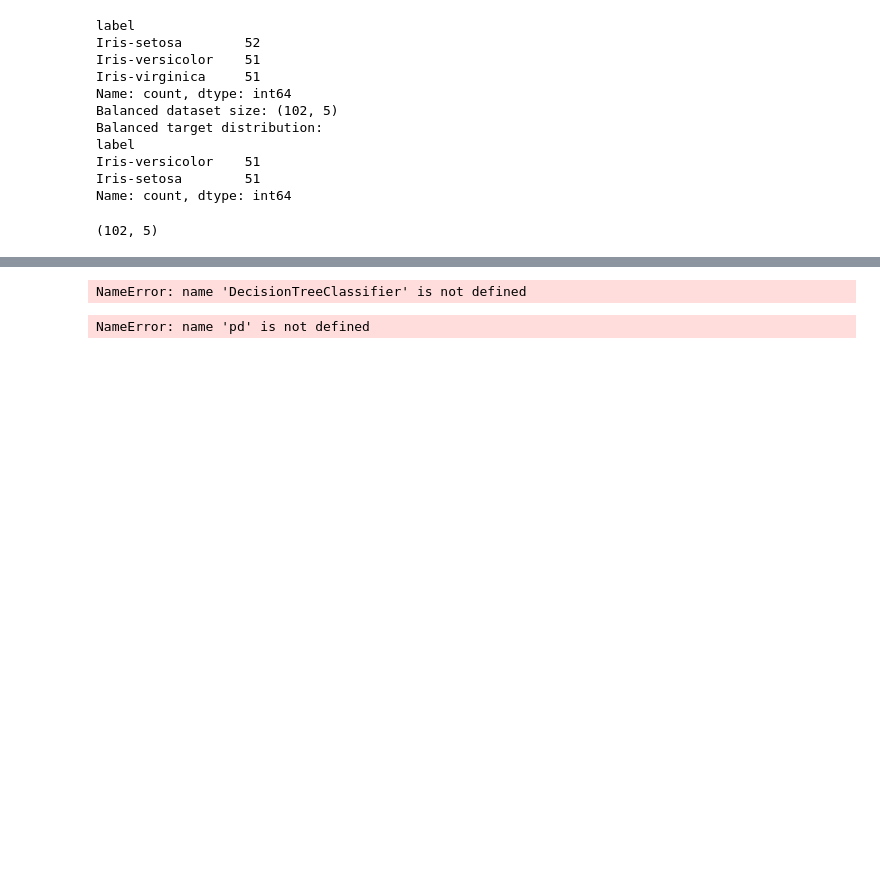
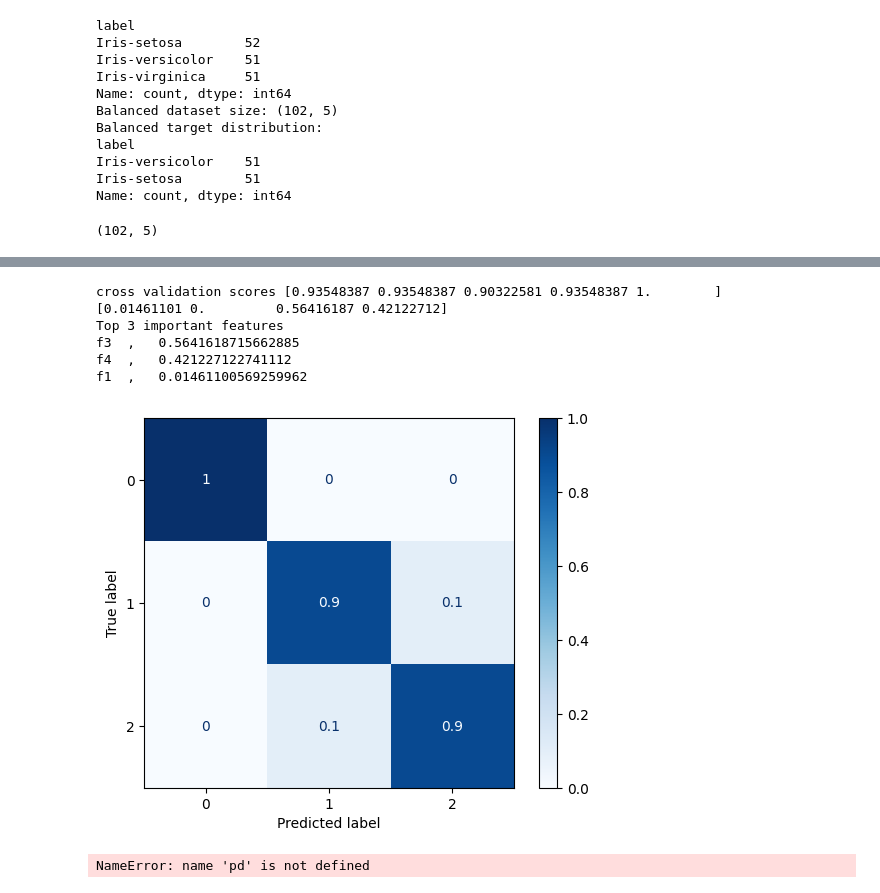
Before and after one commit to mohsensayyadi/misc, a Jupyter notebook: df utils.ipynb, the cells around one changed output, grey strips where cells are left out. Drawn from its saved outputs; the diff is of its cells as text; code cells hidden in the pictures; blank space fills up the shorter version.

```diff
--- a/df utils.ipynb
+++ b/df utils.ipynb
@@ -184,11 +176,15 @@ y = df.label_int
 from sklearn.model_selection import train_test_split
 X_train, X_test, y_train, y_test = train_test_split(X, y, test_size=0.2, random_state=42)
 # %%
+from sklearn.model_selection import StratifiedKFold, cross_validate
+from sklearn.linear_model import LogisticRegression
+from sklearn.utils import resample
+from xgboost import XGBClassifier
+import warnings
+
+warnings.filterwarnings('ignore')
+
 # X = pd.get_dummies(X, drop_first=False)
-
-X_train, X_test, y_train, y_test = train_test_split(
-    X, y, test_size=0.2, random_state=42, stratify=y
-)
 
 X_test = X_test.reindex(columns=X_train.columns, fill_value=0)
 
@@ -223,17 +237,44 @@ NameError: name 'LogisticRegression' is not defined
 # %%
+from sklearn.tree import DecisionTreeClassifier
+from sklearn.model_selection import cross_val_score
 clf = DecisionTreeClassifier(random_state=0)
-scores = cross_val_score(clf, one_hot_data, dfObj['label'], cv=5)
+scores = cross_val_score(clf, X, y, cv=5)
 print("cross validation scores", scores)
-colNames = list(one_hot_data.columns)
-imp = decTree.feature_importances_
-print(decTree.feature_importances_)
 
-ind = np.argsort(-decTree.feature_importances_)[:TopKFeatures]
+clf.fit(X, y)
+colNames = list(X.columns)
+imp = clf.feature_importances_
+print(clf.feature_importances_)
+TopKFeatures = 3
+ind = np.argsort(-clf.feature_importances_)[:TopKFeatures]
 print('Top', TopKFeatures, 'important features')
 for i in range(TopKFeatures):
-    print(colNames[ind[i]], ' ,  ', decTree.feature_importances_[ind[i]])
+    print(colNames[ind[i]], ' ,  ', clf.feature_importances_[ind[i]])
 # %% [output]
-NameError: name 'DecisionTreeClassifier' is not defined
+cross validation scores [0.93548387 0.93548387 0.90322581 0.93548387 1.        ]
+[0.01461101 0.         0.56416187 0.42122712]
+Top 3 important features
+f3  ,   0.5641618715662885
+f4  ,   0.421227122741112
+f1  ,   0.01461100569259962
+# %%
+from sklearn.model_selection import train_test_split
+from sklearn.metrics import ConfusionMatrixDisplay
+import matplotlib.pyplot as plt
+
+model = XGBClassifier(random_state=42, eval_metric='mlogloss')
+model.fit(X_train, y_train)
+
+ConfusionMatrixDisplay.from_estimator(
+    model,
+    X_test,
+    y_test,
+    normalize='true',
+    cmap='Blues'
+)
+plt.show()
+# %% [output]
+[figure, added]
 # %%
 results = pd.DataFrame({
     'Model': ['Logistic Regression', 'Random Forest', 'XGBoost'],
```
Also changed, not shown: parts of 4 cells of this notebook.
